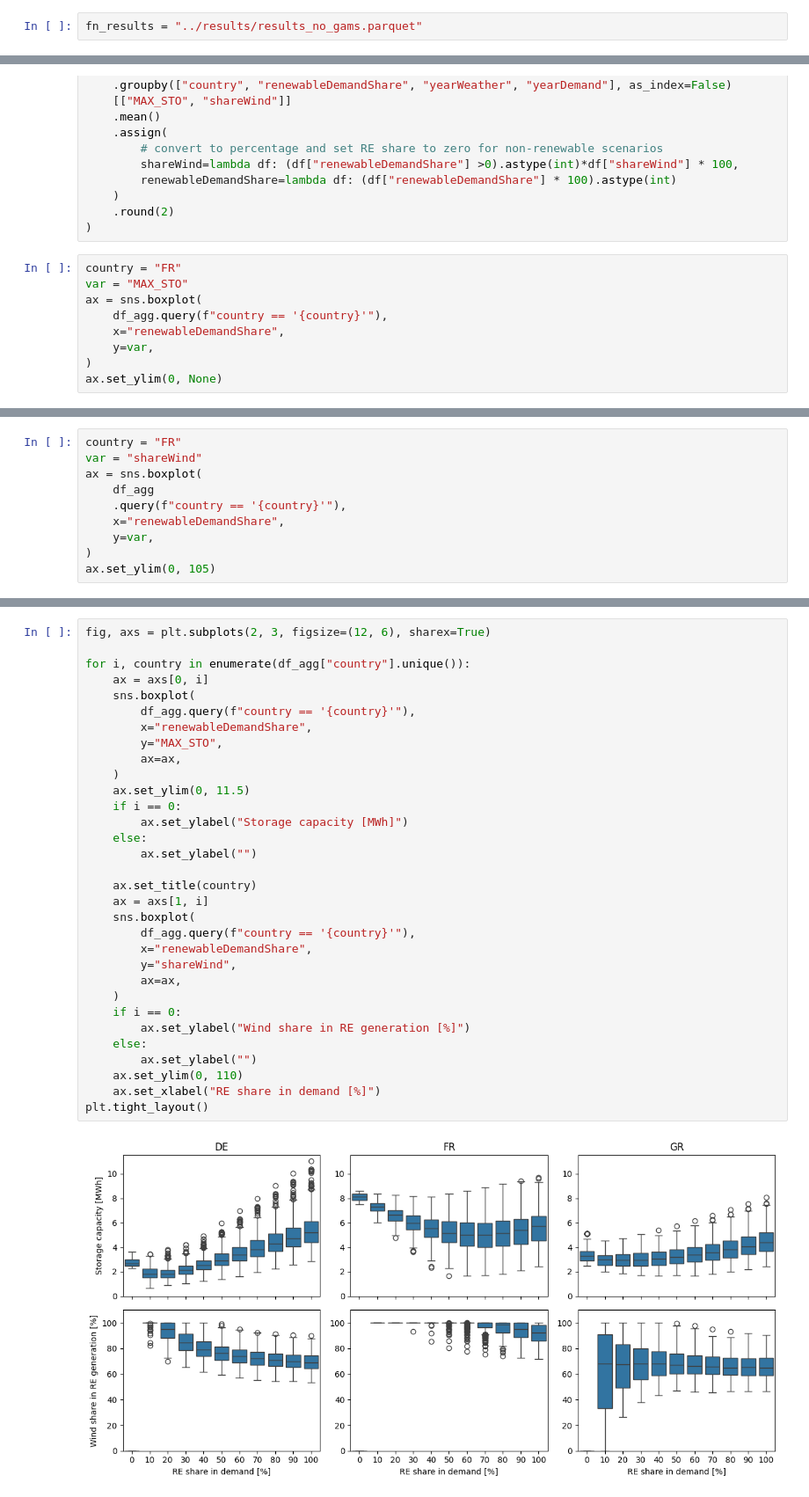
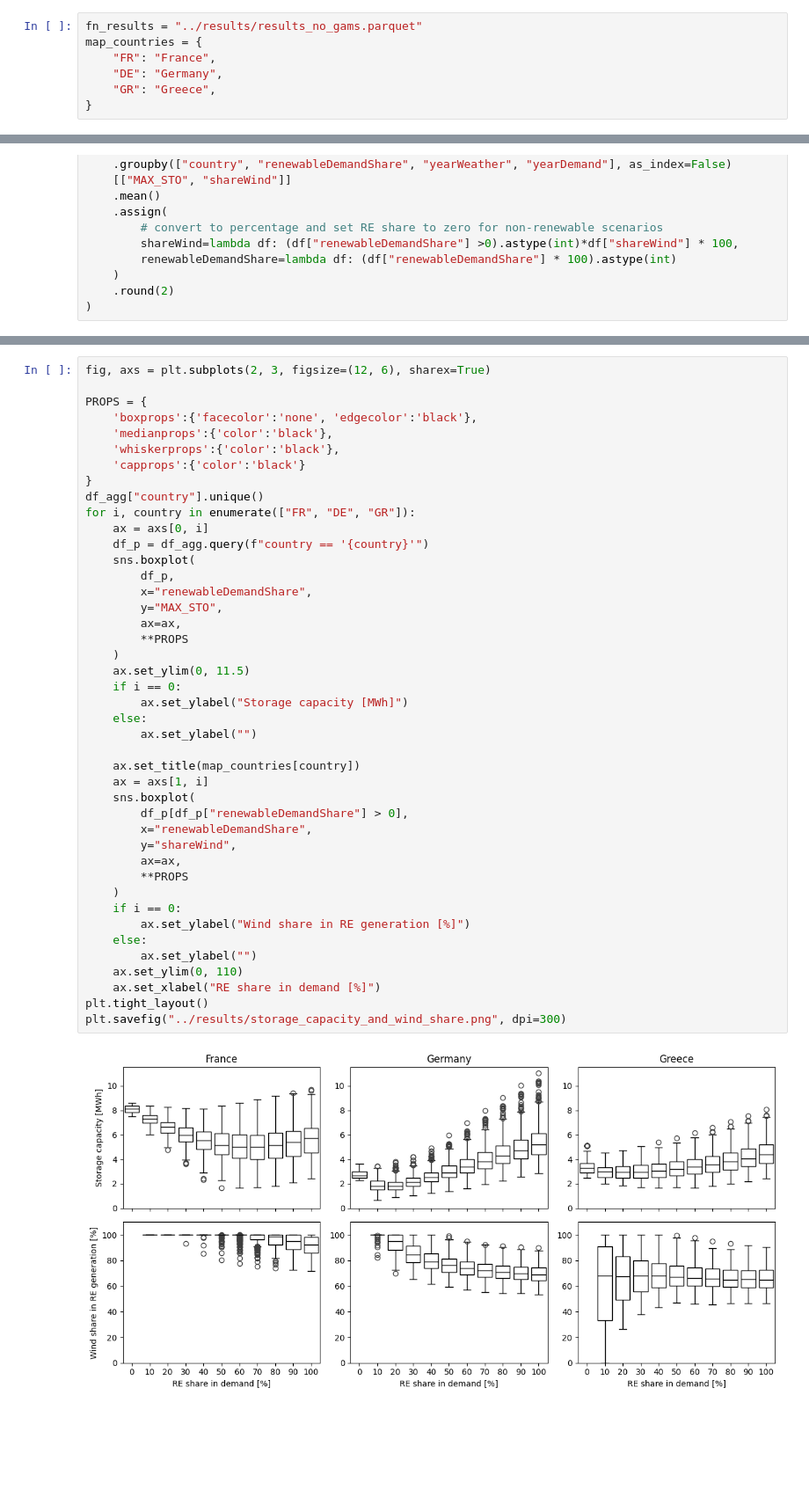
Before and after one commit to jabrell/baseload, a Jupyter notebook: notebooks/results_weather_years.ipynb, the cells around one changed output, grey strips where cells are left out. Shown at 88% size. Drawn from its saved outputs; the diff is of its cells as text; blank space fills up the shorter version.

Commit message:
result crunching

```diff
--- a/notebooks/results_weather_years.ipynb
+++ b/notebooks/results_weather_years.ipynb
@@ -4,6 +4,11 @@ import matplotlib.pyplot as plt
 import seaborn as sns
 # %%
 fn_results = "../results/results_no_gams.parquet"
+map_countries = {
+    "FR": "France",
+    "DE": "Germany",
+    "GR": "Greece",
+}
 # %%
 df_in = pd.read_parquet(fn_results)
 df_in.info()
@@ -52,12 +57,3 @@ df_agg = (
     )
     .round(2)
 )
-# %%
-country = "FR"
-var = "MAX_STO"
-ax = sns.boxplot(
-    df_agg.query(f"country == '{country}'"),
-    x="renewableDemandShare",
-    y=var,
-)
-ax.set_ylim(0, None)
@@ -67,10 +59,0 @@ ax.set_ylim(0, None)
-# %%
-country = "FR"
-var = "shareWind"
-ax = sns.boxplot(
-    df_agg
-    .query(f"country == '{country}'"),
-    x="renewableDemandShare",
-    y=var,
-)
-ax.set_ylim(0, 105)
@@ -80,34 +60,45 @@ ax.set_ylim(0, 105)
 # %%
 fig, axs = plt.subplots(2, 3, figsize=(12, 6), sharex=True)
 
-for i, country in enumerate(df_agg["country"].unique()):
+PROPS = {
+    'boxprops':{'facecolor':'none', 'edgecolor':'black'},
+    'medianprops':{'color':'black'},
+    'whiskerprops':{'color':'black'},
+    'capprops':{'color':'black'}
+}
+df_agg["country"].unique()
+for i, country in enumerate(["FR", "DE", "GR"]):
     ax = axs[0, i]
+    df_p = df_agg.query(f"country == '{country}'")
     sns.boxplot(
-        df_agg.query(f"country == '{country}'"),
+        df_p,
         x="renewableDemandShare",
         y="MAX_STO",
         ax=ax,
+        **PROPS
     )
     ax.set_ylim(0, 11.5)
     if i == 0:
         ax.set_ylabel("Storage capacity [MWh]")
     else:
         ax.set_ylabel("")
 
-    ax.set_title(country)
+    ax.set_title(map_countries[country])
     ax = axs[1, i]
     sns.boxplot(
-        df_agg.query(f"country == '{country}'"),
+        df_p[df_p["renewableDemandShare"] > 0],
         x="renewableDemandShare",
         y="shareWind",
         ax=ax,
+        **PROPS
     )
     if i == 0:
         ax.set_ylabel("Wind share in RE generation [%]")
     else:
         ax.set_ylabel("")
     ax.set_ylim(0, 110)
     ax.set_xlabel("RE share in demand [%]")
 plt.tight_layout()
+plt.savefig("../results/storage_capacity_and_wind_share.png", dpi=300)
 # %% [output]
-[figure, old version]
+[figure, new version]
```
Also changed, not shown: parts of 2 cells of this notebook, 5 other files.
